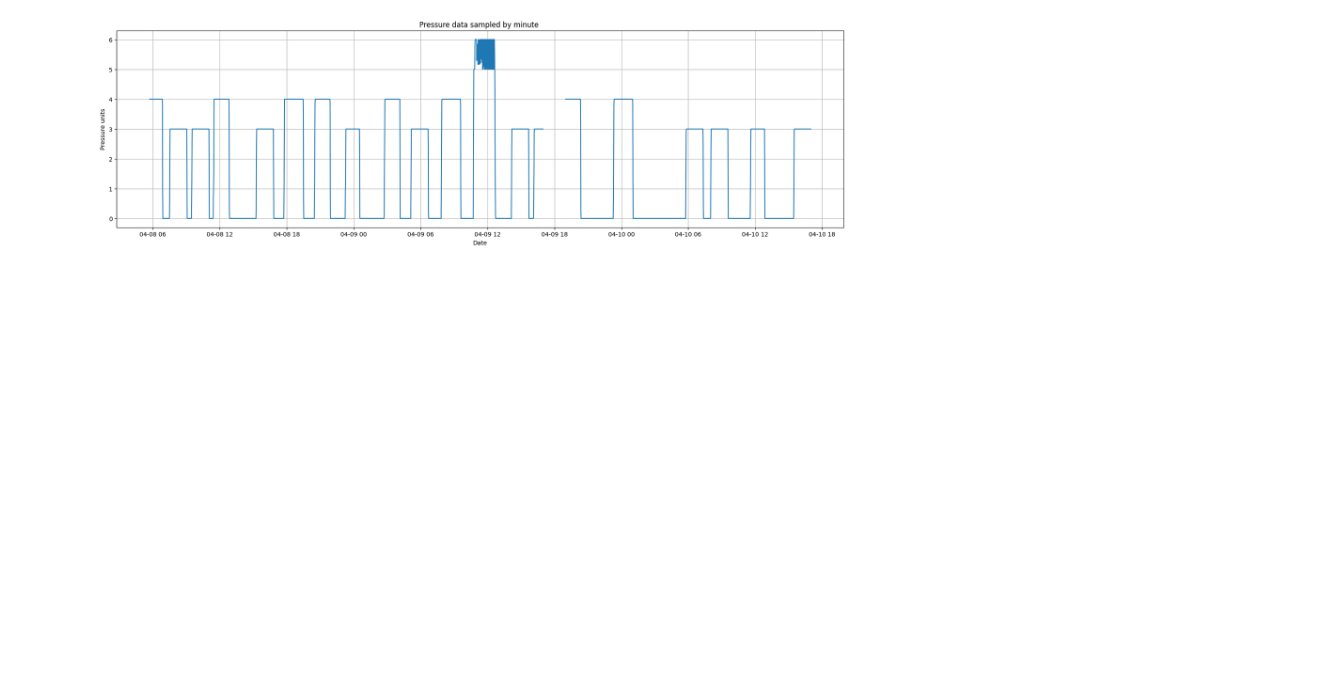
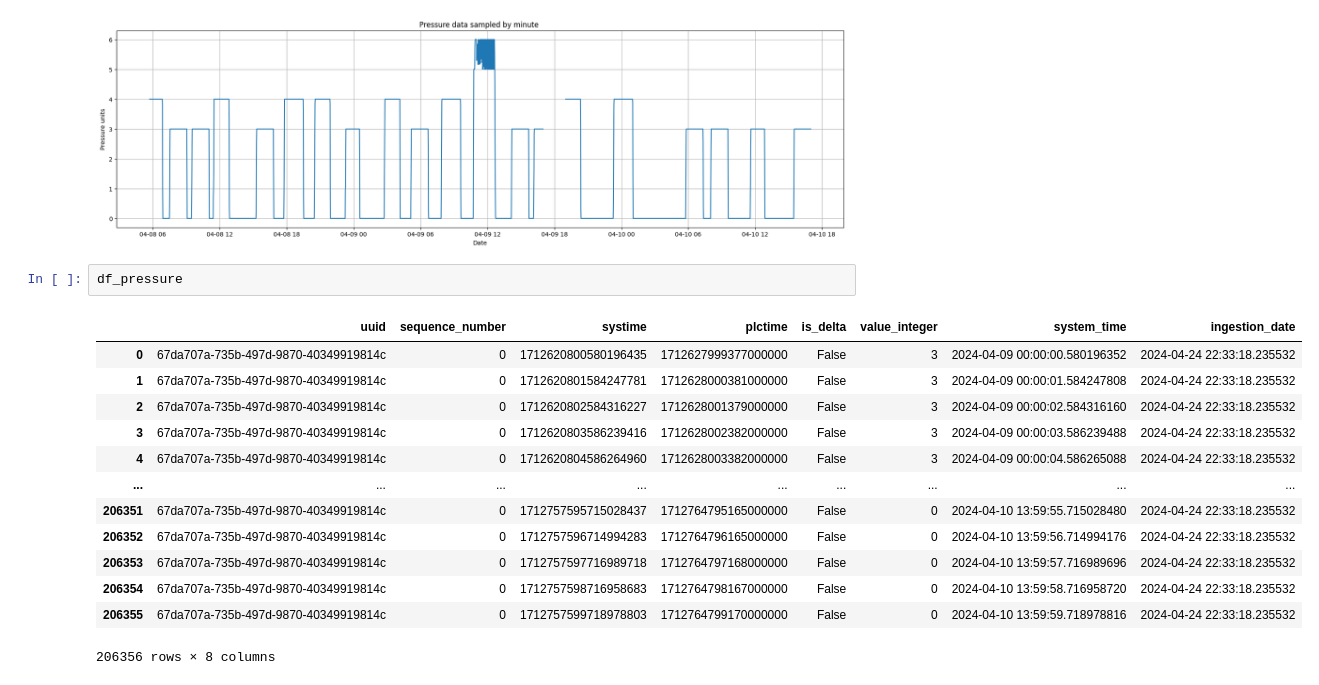
Before and after one commit to emm-gl/Referenz, a Jupyter notebook: cont_challenge.ipynb, the cells around one changed output. Drawn from its saved outputs; the diff is of its cells as text; blank space fills up the shorter version.

```diff
--- a/cont_challenge.ipynb
+++ b/cont_challenge.ipynb
@@ -337,3 +337,19 @@ plot(df_temperature, "value_integer", "Temperature data sampled by minute", "Dat
 plot(df_pressure, "value_integer", "Pressure data sampled by minute ", "Date", "Pressure units", "T")
 # %% [output]
 [figure]
+# %%
+df_pressure
+# %% [output]
+|  | uuid | sequence_number | systime | plctime | is_delta | value_integer | system_time | ingestion_date |
+| 0 | 67da707a-735b-497d-9870-40349919814c | 0 | 1712620800580196435 | 1712627999377000000 | False | 3 | 2024-04-09 00:00:00.580196352 | 2024-04-24 22:33:18.235532 |
+| 1 | 67da707a-735b-497d-9870-40349919814c | 0 | 1712620801584247781 | 1712628000381000000 | False | 3 | 2024-04-09 00:00:01.584247808 | 2024-04-24 22:33:18.235532 |
+| 2 | 67da707a-735b-497d-9870-40349919814c | 0 | 1712620802584316227 | 1712628001379000000 | False | 3 | 2024-04-09 00:00:02.584316160 | 2024-04-24 22:33:18.235532 |
+| 3 | 67da707a-735b-497d-9870-40349919814c | 0 | 1712620803586239416 | 1712628002382000000 | False | 3 | 2024-04-09 00:00:03.586239488 | 2024-04-24 22:33:18.235532 |
+| 4 | 67da707a-735b-497d-9870-40349919814c | 0 | 1712620804586264960 | 1712628003382000000 | False | 3 | 2024-04-09 00:00:04.586265088 | 2024-04-24 22:33:18.235532 |
+| ... | ... | ... | ... | ... | ... | ... | ... | ... |
+| 206351 | 67da707a-735b-497d-9870-40349919814c | 0 | 1712757595715028437 | 1712764795165000000 | False | 0 | 2024-04-10 13:59:55.715028480 | 2024-04-24 22:33:18.235532 |
+| 206352 | 67da707a-735b-497d-9870-40349919814c | 0 | 1712757596714994283 | 1712764796165000000 | False | 0 | 2024-04-10 13:59:56.714994176 | 2024-04-24 22:33:18.235532 |
+| 206353 | 67da707a-735b-497d-9870-40349919814c | 0 | 1712757597716989718 | 1712764797168000000 | False | 0 | 2024-04-10 13:59:57.716989696 | 2024-04-24 22:33:18.235532 |
+| 206354 | 67da707a-735b-497d-9870-40349919814c | 0 | 1712757598716958683 | 1712764798167000000 | False | 0 | 2024-04-10 13:59:58.716958720 | 2024-04-24 22:33:18.235532 |
+| 206355 | 67da707a-735b-497d-9870-40349919814c | 0 | 1712757599718978803 | 1712764799170000000 | False | 0 | 2024-04-10 13:59:59.718978816 | 2024-04-24 22:33:18.235532 |
+206356 rows × 8 columns
```
Also changed, not shown: parts of 3 cells of this notebook.
